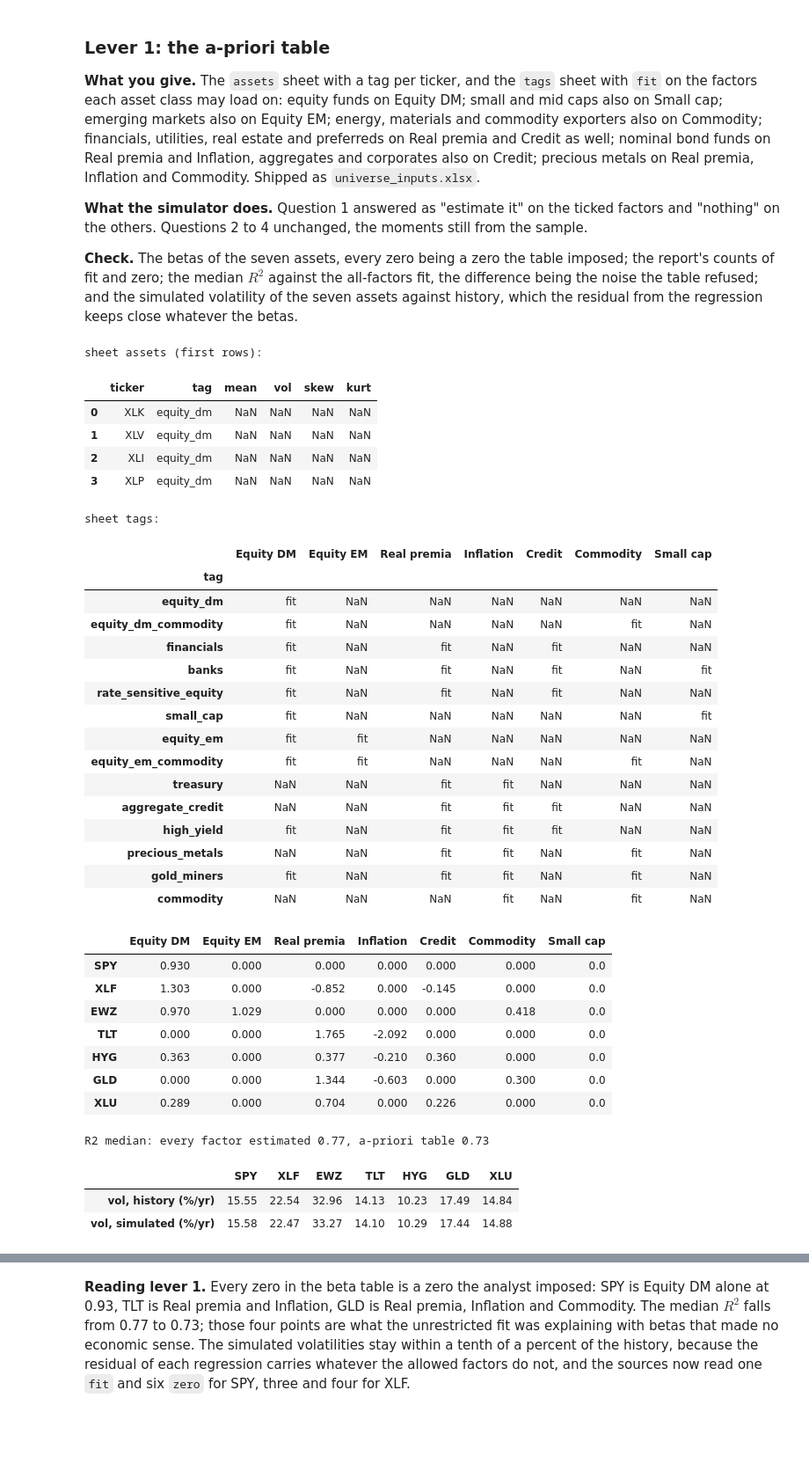
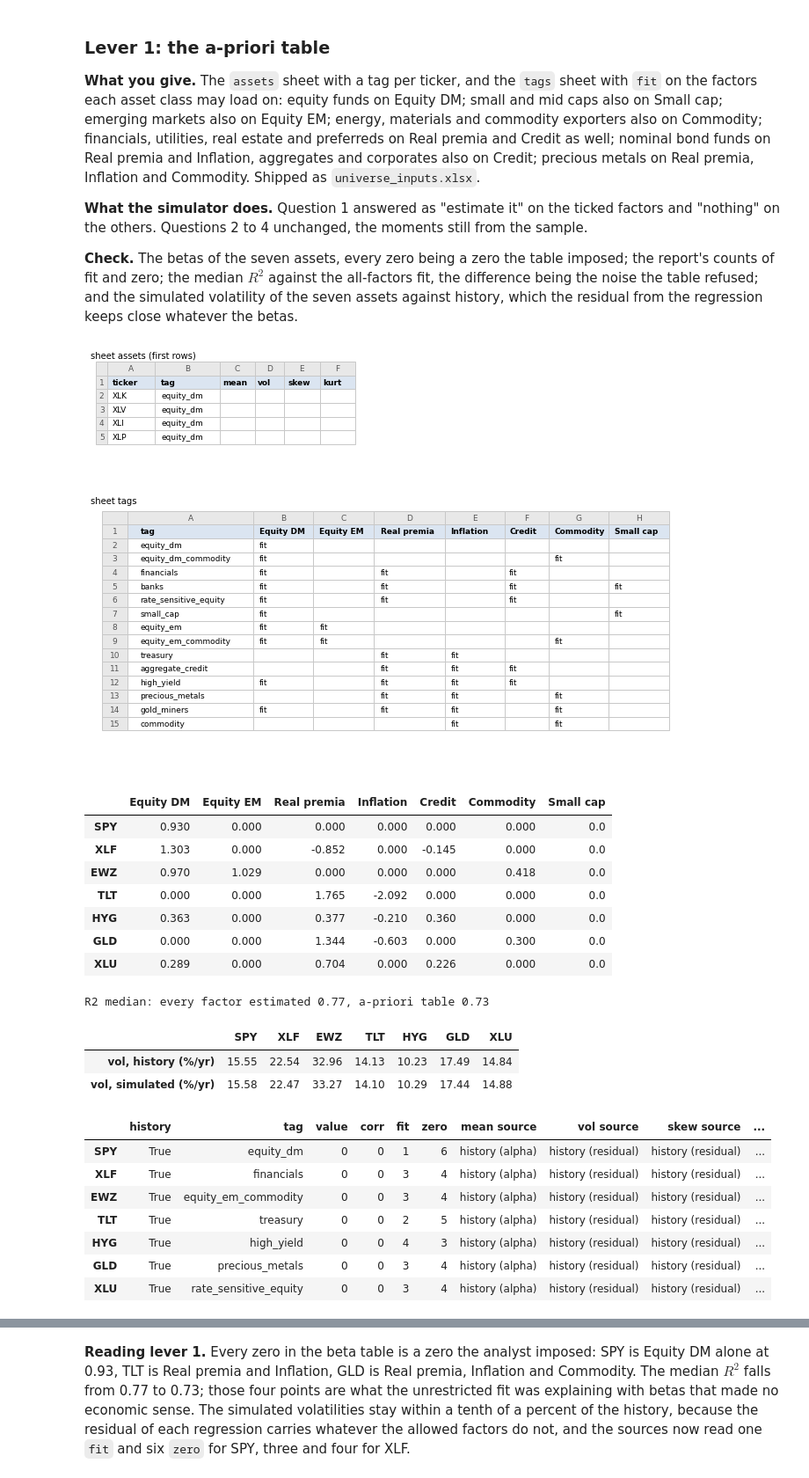
Before and after one commit to mamadouyamar/CVineMarketGen, a Jupyter notebook: examples/03_many_assets_factors.ipynb, the cells around one changed output, grey strips where cells are left out. Shown at 88% size. Saved outputs shown, nothing was run; the diff lists cells and outputs as text; code cells hidden in the pictures; blank space fills up the shorter version.

```diff
--- a/examples/03_many_assets_factors.ipynb
+++ b/examples/03_many_assets_factors.ipynb
@@ -91,6 +91,23 @@ V = lambda v: v * np.sqrt(12) * 100       # monthly vol  -> percent a year
 INPUTS = os.path.join(ROOT, "examples", "inputs")
 def var_es(r, alpha=0.05):
     q = np.quantile(r, alpha); return -q, -r[r <= q].mean()
+
+def show_sheet(df, title, max_rows=16):
+    """Draw a workbook sheet as it looks in Excel: column letters, row numbers, a header row, empty cells empty."""
+    d = df.reset_index() if df.index.name else df.copy(); d = d.head(max_rows)
+    fmt = lambda v: "" if v is None or (isinstance(v, float) and np.isnan(v)) else (f"{v:g}" if isinstance(v, (int, float, np.integer, np.floating)) else str(v))
+    body = [[str(i + 2)] + [fmt(v) for v in row] for i, row in enumerate(d.values)]
+    header = ["1"] + [str(c) for c in d.columns]; letters = [""] + [chr(65 + j) for j in range(len(d.columns))]
+    widths = [max([len(str(c)) + 2] + [len(r[j + 1]) + 2 for r in body]) for j, c in enumerate(d.columns)]   # each column sized to its content
+    total = sum(widths); cw = [0.045] + [0.955 * w / total for w in widths]
+    fig, ax = plt.subplots(figsize=(min(0.11 * (total + 6), 16), 0.32 * (len(body) + 2) + 0.4)); ax.axis("off")
+    tab = ax.table(cellText=[letters, header] + body, loc="upper left", cellLoc="left", colWidths=cw)
+    tab.auto_set_font_size(False); tab.set_fontsize(9); tab.scale(1, 1.3)
+    for (r, c), cell in tab.get_celld().items():
+        cell.set_edgecolor("#c8c8c8")
+        if r == 0 or c == 0: cell.set_facecolor("#e8e8e8"); cell.set_text_props(color="#555555", ha="center")
+        elif r == 1: cell.set_facecolor("#dbe5f1"); cell.set_text_props(weight="bold")
+    ax.set_title(title, loc="left", fontsize=10, pad=2); plt.show()
 # %% [output]
 cvinemarketgen 0.3.0
 # %% [markdown]
@@ -430,47 +447,34 @@ example assets stay the same throughout.
 **Check.** The betas of the seven assets, every zero being a zero the table imposed; the report's counts of fit and zero; the median $R^2$ against the all-factors fit, the difference being the noise the table refused; and the simulated volatility of the seven assets against history, which the residual from the regression keeps close whatever the betas.
 # %%
 spec = MarketSpec.read(os.path.join(INPUTS, "universe_inputs.xlsx"))
-print("sheet assets (first rows):"); display(spec.assets.head(4))
-print("sheet tags:"); display(spec.tags)
+show_sheet(spec.assets.head(4), "sheet assets (first rows)")
+show_sheet(spec.tags, "sheet tags")
 sim1 = sim.with_spec(spec)
 display(sim1.model.beta.loc[show].round(3))
 print(f"R2 median: every factor estimated {sim.model.r2.median():.2f}, a-priori table {sim1.model.r2.median():.2f}")
 X1 = sim1.simulate(25000, seed=1)
 display(pd.DataFrame({"vol, history (%/yr)": V(R[show].std()), "vol, simulated (%/yr)": V(X1[show].std())}).round(2).T)
 sim1.report.loc[show]
 # %% [output]
+[figure, added]
+[figure, added]
+|  | Equity DM | Equity EM | Real premia | Inflation | Credit | Commodity | Small cap |
+| SPY | 0.930 | 0.000 | 0.000 | 0.000 | 0.000 | 0.000 | 0.0 |
+| XLF | 1.303 | 0.000 | -0.852 | 0.000 | -0.145 | 0.000 | 0.0 |
+| EWZ | 0.970 | 1.029 | 0.000 | 0.000 | 0.000 | 0.418 | 0.0 |
+| TLT | 0.000 | 0.000 | 1.765 | -2.092 | 0.000 | 0.000 | 0.0 |
+| HYG | 0.363 | 0.000 | 0.377 | -0.210 | 0.360 | 0.000 | 0.0 |
+| GLD | 0.000 | 0.000 | 1.344 | -0.603 | 0.000 | 0.300 | 0.0 |
+| XLU | 0.289 | 0.000 | 0.704 | 0.000 | 0.226 | 0.000 | 0.0 |
-sheet assets (first rows):
+R2 median: every factor estimated 0.77, a-priori table 0.73
-|  | ticker | tag | mean | vol | skew | kurt |
-| 0 | XLK | equity_dm | NaN | NaN | NaN | NaN |
-| 1 | XLV | equity_dm | NaN | NaN | NaN | NaN |
-| 2 | XLI | equity_dm | NaN | NaN | NaN | NaN |
-| 3 | XLP | equity_dm | NaN | NaN | NaN | NaN |
-sheet tags:
-|  | Equity DM | Equity EM | Real premia | Inflation | Credit | Commodity | Small cap |
-| tag |  |  |  |  |  |  |  |
-| equity_dm | fit | NaN | NaN | NaN | NaN | NaN | NaN |
-| equity_dm_commodity | fit | NaN | NaN | NaN | NaN | fit | NaN |
-| financials | fit | NaN | fit | NaN | fit | NaN | NaN |
-| banks | fit | NaN | fit | NaN | fit | NaN | fit |
-| rate_sensitive_equity | fit | NaN | fit | NaN | fit | NaN | NaN |
-| small_cap | fit | NaN | NaN | NaN | NaN | NaN | fit |
-| equity_em | fit | fit | NaN | NaN | NaN | NaN | NaN |
-| equity_em_commodity | fit | fit | NaN | NaN | NaN | fit | NaN |
-| treasury | NaN | NaN | fit | fit | NaN | NaN | NaN |
-| aggregate_credit | NaN | NaN | fit | fit | fit | NaN | NaN |
-| high_yield | fit | NaN | fit | fit | fit | NaN | NaN |
-| precious_metals | NaN | NaN | fit | fit | NaN | fit | NaN |
-| gold_miners | fit | NaN | fit | fit | NaN | fit | NaN |
-| commodity | NaN | NaN | NaN | fit | NaN | fit | NaN |
+|  | SPY | XLF | EWZ | TLT | HYG | GLD | XLU |
+| vol, history (%/yr) | 15.55 | 22.54 | 32.96 | 14.13 | 10.23 | 17.49 | 14.84 |
+| vol, simulated (%/yr) | 15.58 | 22.47 | 33.27 | 14.10 | 10.29 | 17.44 | 14.88 |
-|  | Equity DM | Equity EM | Real premia | Inflation | Credit | Commodity | Small cap |
-| SPY | 0.930 | 0.000 | 0.000 | 0.000 | 0.000 | 0.000 | 0.0 |
-| XLF | 1.303 | 0.000 | -0.852 | 0.000 | -0.145 | 0.000 | 0.0 |
-| EWZ | 0.970 | 1.029 | 0.000 | 0.000 | 0.000 | 0.418 | 0.0 |
-| TLT | 0.000 | 0.000 | 1.765 | -2.092 | 0.000 | 0.000 | 0.0 |
-| HYG | 0.363 | 0.000 | 0.377 | -0.210 | 0.360 | 0.000 | 0.0 |
-| GLD | 0.000 | 0.000 | 1.344 | -0.603 | 0.000 | 0.300 | 0.0 |
-| XLU | 0.289 | 0.000 | 0.704 | 0.000 | 0.226 | 0.000 | 0.0 |
+|  | history | tag | value | corr | fit | zero | mean source | vol source | skew source | ... |
+| SPY | True | equity_dm | 0 | 0 | 1 | 6 | history (alpha) | history (residual) | history (residual) | ... |
+| XLF | True | financials | 0 | 0 | 3 | 4 | history (alpha) | history (residual) | history (residual) | ... |
+| EWZ | True | equity_em_commodity | 0 | 0 | 3 | 4 | history (alpha) | history (residual) | history (residual) | ... |
+| TLT | True | treasury | 0 | 0 | 2 | 5 | history (alpha) | history (residual) | history (residual) | ... |
+| HYG | True | high_yield | 0 | 0 | 4 | 3 | history (alpha) | history (residual) | history (residual) | ... |
+| GLD | True | precious_metals | 0 | 0 | 3 | 4 | history (alpha) | history (residual) | history (residual) | ... |
+| XLU | True | rate_sensitive_equity | 0 | 0 | 3 | 4 | history (alpha) | history (residual) | history (residual) | ... |
-R2 median: every factor estimated 0.77, a-priori table 0.73
-|  | SPY | XLF | EWZ | TLT | HYG | GLD | XLU |
-| vol, history (%/yr) | 15.55 | 22.54 | 32.96 | 14.13 | 10.23 | 17.49 | 14.84 |
-| vol, simulated (%/yr) | 15.58 | 22.47 | 33.27 | 14.10 | 10.29 | 17.44 | 14.88 |
```
Also changed, not shown: parts of 19 cells of this notebook, 1 other file.
